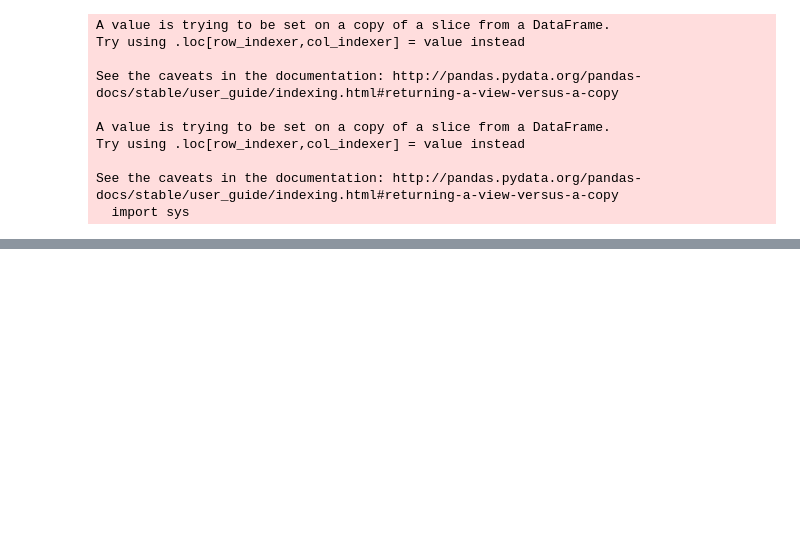
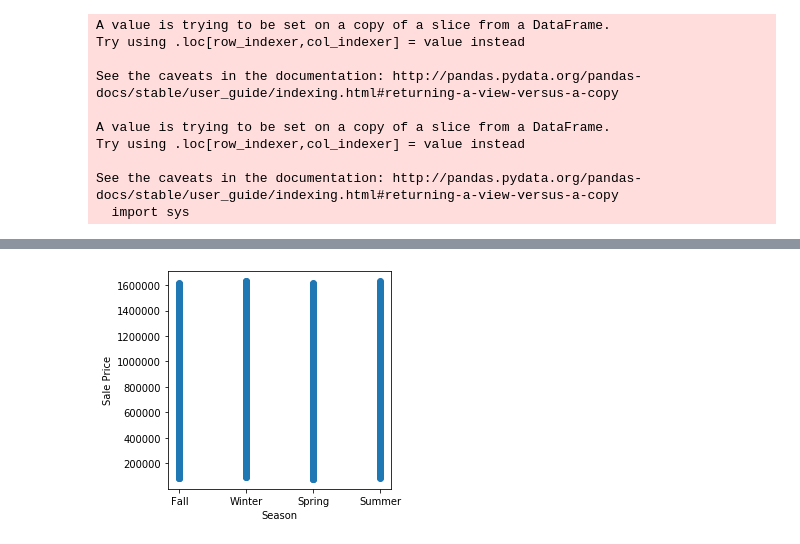
Before and after one commit to TaraRosen/kc_housing_pred, a Jupyter notebook: king_county_housing_predictions.ipynb, the cells around one changed output, grey strips where cells are left out. Saved outputs shown, nothing was run; the diff lists cells and outputs as text; code cells hidden in the pictures; blank space fills up the shorter version.

Commit message:
dummy seasons

```diff
--- a/king_county_housing_predictions.ipynb
+++ b/king_county_housing_predictions.ipynb
@@ -820,0 +818,8 @@ df.head()
+# %%
+fig, ax = plt.subplots(figsize=(4,4))
+ax.scatter(df['season'], df['price'])
+ax.set_xlabel('Season')
+ax.set_ylabel('Sale Price')
+plt.show()
+# %% [output]
+[figure, added]
```
Also changed, not shown: parts of 5 cells of this notebook.
